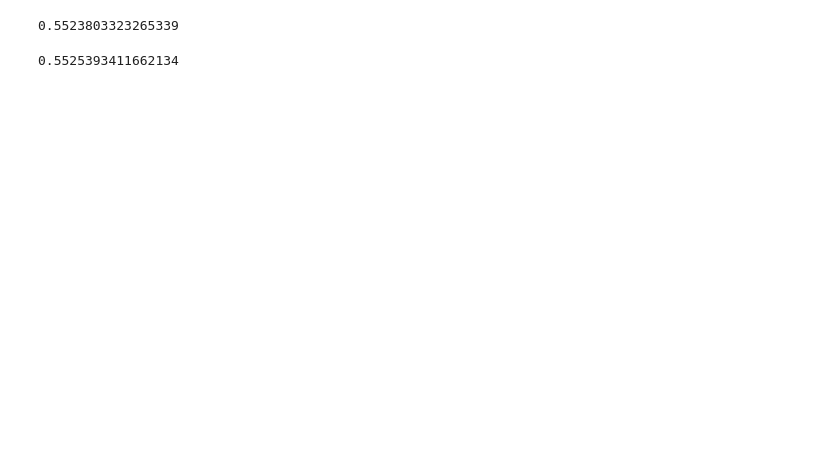
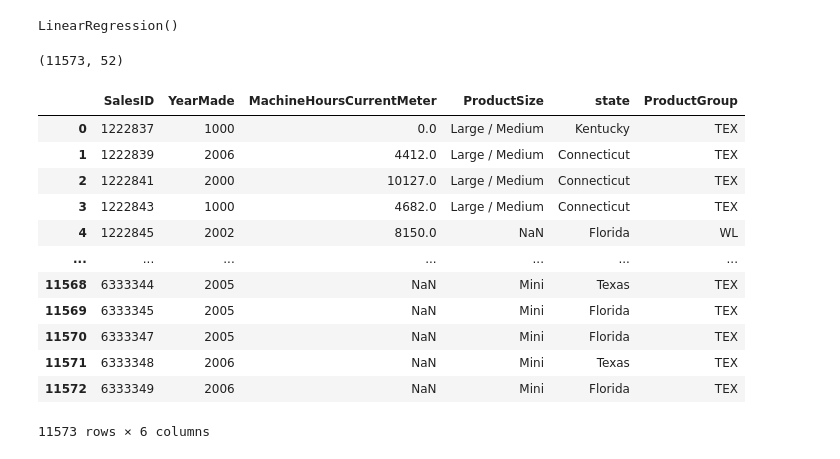
Before and after one commit to josiah-d/predicting-heavy-equipment-price, a Jupyter notebook: notebooks/Pipeline.ipynb, the cells around one changed output. Cells and saved outputs as stored; diff of their text form; code cells hidden in the pictures; blank space fills up the shorter version.

```diff
--- a/notebooks/Pipeline.ipynb
+++ b/notebooks/Pipeline.ipynb
@@ -45,16 +121,12 @@ rmsle(results, y)
 # %%
 # Lasso
-model = Lasso()
-model.fit(X,y)
-results = model.predict(X)
-rmsle(results, y)
+#model = Lasso()
+#model.fit(X_train,y_train)
+#y_hat = model.predict(X_test)
+#rmsle(y_test, y_hat)
-# %% [output]
-0.5523803323265339
 # %%
 # Ridge
-model = Ridge()
-model.fit(X,y)
-results = model.predict(X)
-rmsle(results, y)
+#model = Ridge()
+#model.fit(X_train,y_train)
+#y_hat = model.predict(X_test)
+#rmsle(y_test, y_hat)
-# %% [output]
-0.5525393411662134
@@ -60,0 +135,28 @@ rmsle(results, y)
+# %%
+final_model = LinearRegression()
+final_model.fit(X,y)
+# %% [output]
+LinearRegression()
+# %%
+data_test = pd.read_csv('../data/test.csv')
+data_test.shape
+# %% [output]
+(11573, 52)
+# %%
+# Get just the columns we want to look at
+data_test = data_test.iloc[:, [0, 5, 6, 14, 16, 17]]
+data_test
+# %% [output]
+|  | SalesID | YearMade | MachineHoursCurrentMeter | ProductSize | state | ProductGroup |
+| 0 | 1222837 | 1000 | 0.0 | Large / Medium | Kentucky | TEX |
+| 1 | 1222839 | 2006 | 4412.0 | Large / Medium | Connecticut | TEX |
+| 2 | 1222841 | 2000 | 10127.0 | Large / Medium | Connecticut | TEX |
+| 3 | 1222843 | 1000 | 4682.0 | Large / Medium | Connecticut | TEX |
+| 4 | 1222845 | 2002 | 8150.0 | NaN | Florida | WL |
+| ... | ... | ... | ... | ... | ... | ... |
+| 11568 | 6333344 | 2005 | NaN | Mini | Texas | TEX |
+| 11569 | 6333345 | 2005 | NaN | Mini | Florida | TEX |
+| 11570 | 6333347 | 2005 | NaN | Mini | Florida | TEX |
+| 11571 | 6333348 | 2006 | NaN | Mini | Texas | TEX |
+| 11572 | 6333349 | 2006 | NaN | Mini | Florida | TEX |
+11573 rows × 6 columns
```
Also changed, not shown: parts of 23 cells of this notebook.
